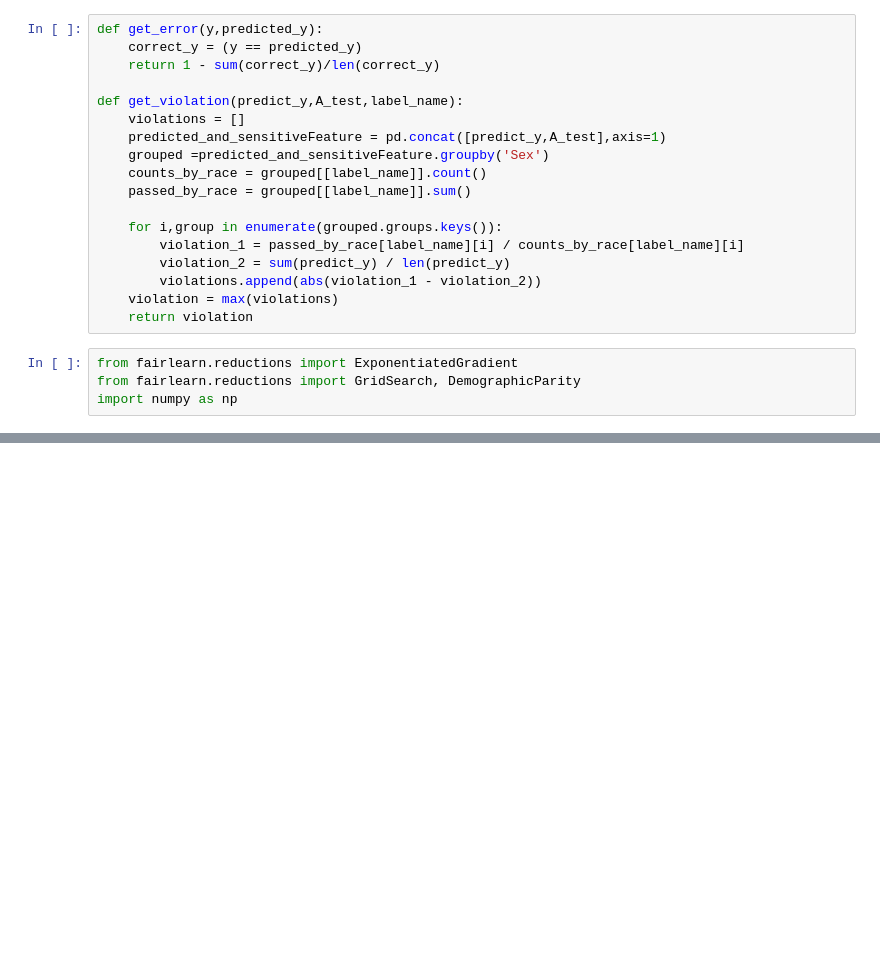
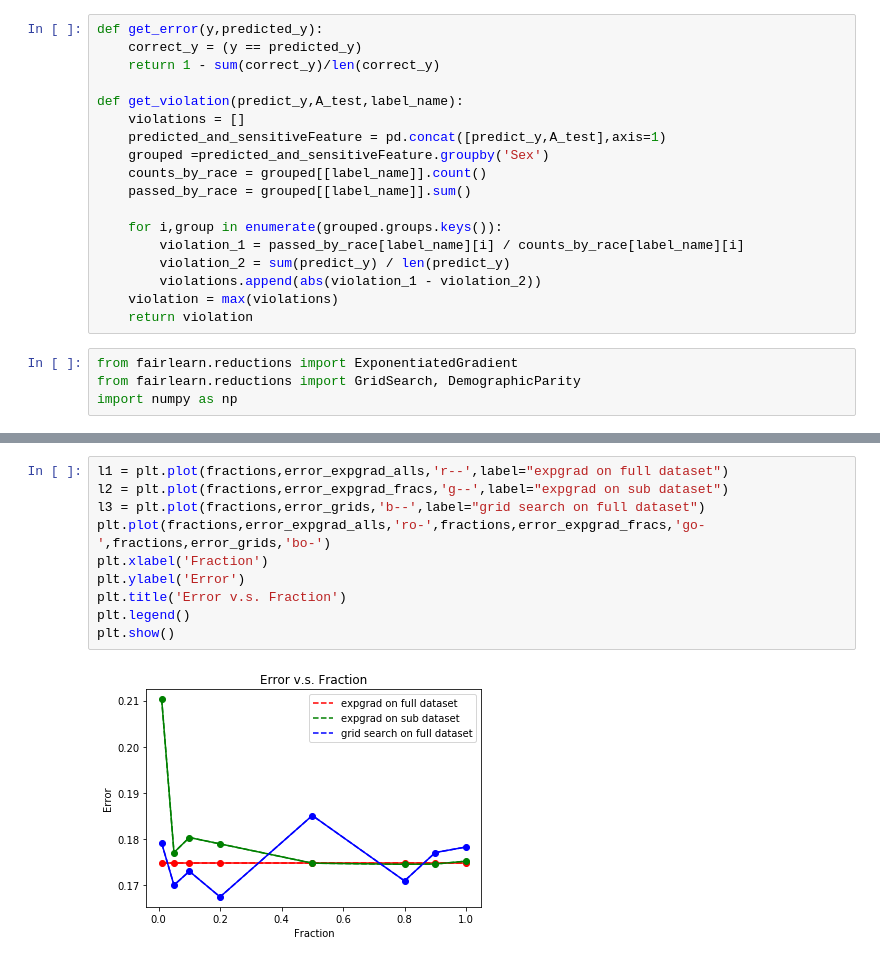
Before and after one commit to UMass-Responsible-AI/fairlearn, a Jupyter notebook: notebooks/Scalability_fraction_effect.ipynb, the cells around one changed output, grey strips where cells are left out. Drawn from its saved outputs; the diff is of its cells as text; blank space fills up the shorter version.

```diff
--- a/notebooks/Scalability_fraction_effect.ipynb
+++ b/notebooks/Scalability_fraction_effect.ipynb
@@ -210,0 +296,12 @@ plt.show()
+# %%
+l1 = plt.plot(fractions,error_expgrad_alls,'r--',label="expgrad on full dataset")
+l2 = plt.plot(fractions,error_expgrad_fracs,'g--',label="expgrad on sub dataset")
+l3 = plt.plot(fractions,error_grids,'b--',label="grid search on full dataset")
+plt.plot(fractions,error_expgrad_alls,'ro-',fractions,error_expgrad_fracs,'go-',fractions,error_grids,'bo-')
+plt.xlabel('Fraction')
+plt.ylabel('Error')
+plt.title('Error v.s. Fraction')
+plt.legend()
+plt.show()
+# %% [output]
+[figure, added]
```
Also changed, not shown: parts of 13 cells of this notebook, 3 other files.
